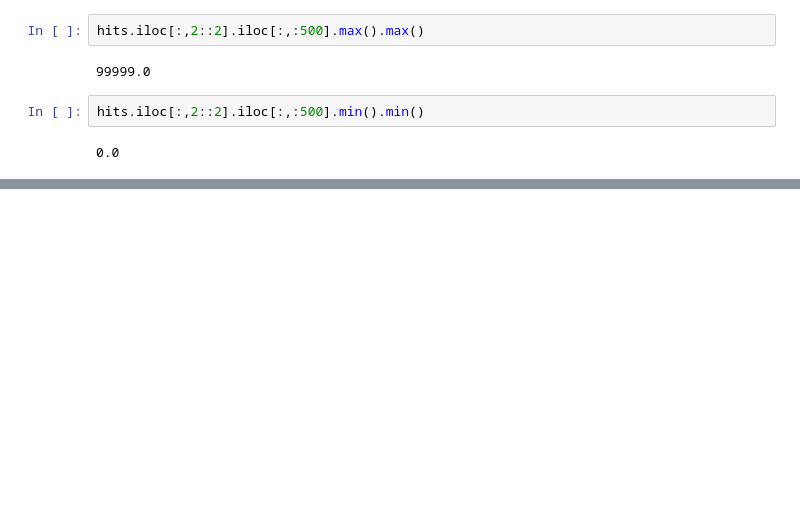
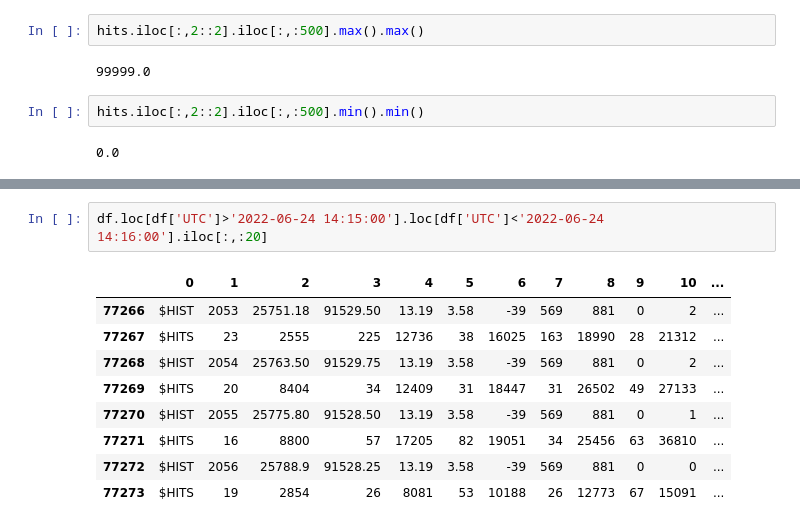
Before and after one commit to ODZ-UJF-AV-CR/GEODOS01, a Jupyter notebook: notebooks/GEODOS-1024-V1.ipynb, the cells around one changed output, grey strips where cells are left out. Cells and saved outputs as stored; diff of their text form; blank space fills up the shorter version.

```diff
--- a/notebooks/GEODOS-1024-V1.ipynb
+++ b/notebooks/GEODOS-1024-V1.ipynb
@@ -1114,0 +1072,12 @@ ax2.tick_params(axis='x', labelrotation = 90)
+# %%
+df.loc[df['UTC']>'2022-06-24 14:15:00'].loc[df['UTC']<'2022-06-24 14:16:00'].iloc[:,:20]
+# %% [output]
+|  | 0 | 1 | 2 | 3 | 4 | 5 | 6 | 7 | 8 | 9 | 10 | ... |
+| 77266 | $HIST | 2053 | 25751.18 | 91529.50 | 13.19 | 3.58 | -39 | 569 | 881 | 0 | 2 | ... |
+| 77267 | $HITS | 23 | 2555 | 225 | 12736 | 38 | 16025 | 163 | 18990 | 28 | 21312 | ... |
+| 77268 | $HIST | 2054 | 25763.50 | 91529.75 | 13.19 | 3.58 | -39 | 569 | 881 | 0 | 2 | ... |
+| 77269 | $HITS | 20 | 8404 | 34 | 12409 | 31 | 18447 | 31 | 26502 | 49 | 27133 | ... |
+| 77270 | $HIST | 2055 | 25775.80 | 91528.50 | 13.19 | 3.58 | -39 | 569 | 881 | 0 | 1 | ... |
+| 77271 | $HITS | 16 | 8800 | 57 | 17205 | 82 | 19051 | 34 | 25456 | 63 | 36810 | ... |
+| 77272 | $HIST | 2056 | 25788.9 | 91528.25 | 13.19 | 3.58 | -39 | 569 | 881 | 0 | 0 | ... |
+| 77273 | $HITS | 19 | 2854 | 26 | 8081 | 53 | 10188 | 26 | 12773 | 67 | 15091 | ... |
```
Also changed, not shown: parts of 6 cells of this notebook, 3 other files.
